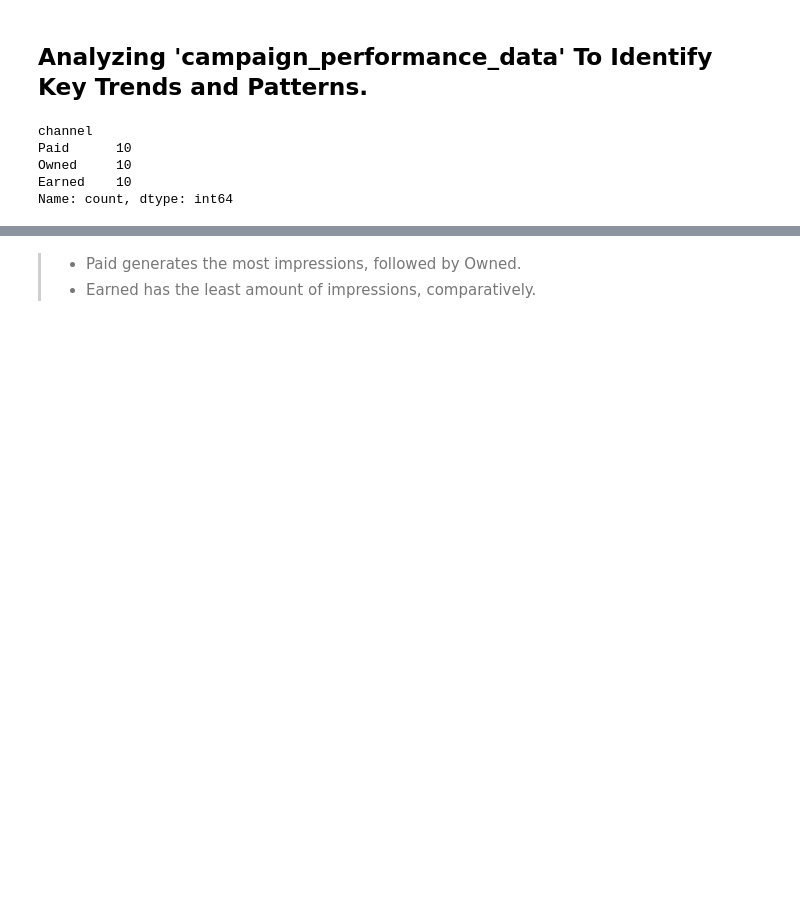
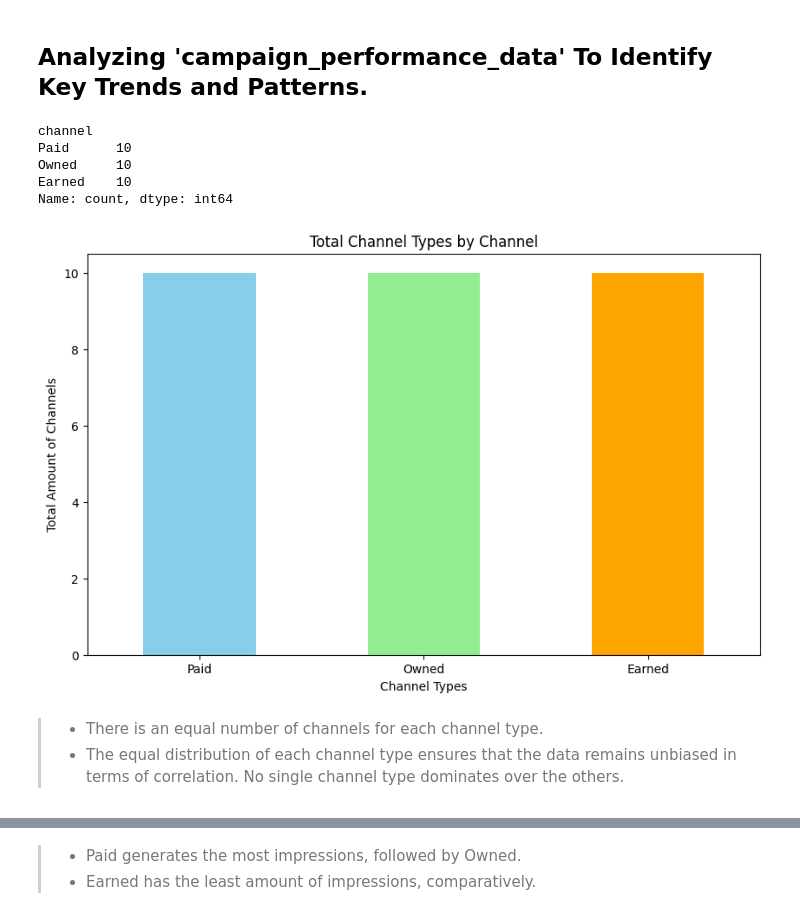
Before and after one commit to stxphz/unicef, a Jupyter notebook: analysis.ipynb, the cells around one changed output, grey strips where cells are left out. Cells and saved outputs as stored; diff of their text form; code cells hidden in the pictures; blank space fills up the shorter version.

```diff
--- a/analysis.ipynb
+++ b/analysis.ipynb
@@ -408,16 +409,31 @@ campaign_performance_data.csv:
 # %%
 # What is the total metric of each category in 'channel'?
 
 
 # Counting the total number of each channel type
 channel_counts = cam_perf['channel'].value_counts()
 print(channel_counts)
+
+
+# Plot
+plt.figure(figsize=(10, 6))
+channel_counts.plot(kind='bar', color=['skyblue', 'lightgreen', 'orange'])
+plt.title('Total Channel Types by Channel')
+plt.xlabel('Channel Types')
+plt.xticks(rotation=0)
+plt.ylabel('Total Amount of Channels')
+
+plt.show()
 # %% [output]
 channel
 Paid      10
 Owned     10
 Earned    10
 Name: count, dtype: int64
+[figure, added]
+# %% [markdown]
+> - There is an equal number of channels for each channel type.
+> - The equal distribution of each channel type ensures that the data remains unbiased in terms of correlation. No single channel type dominates over the others.
 # %%
 # What is the total metric of 'impressions' in each channel type?
 
```
Also changed, not shown: parts of 14 cells of this notebook.
